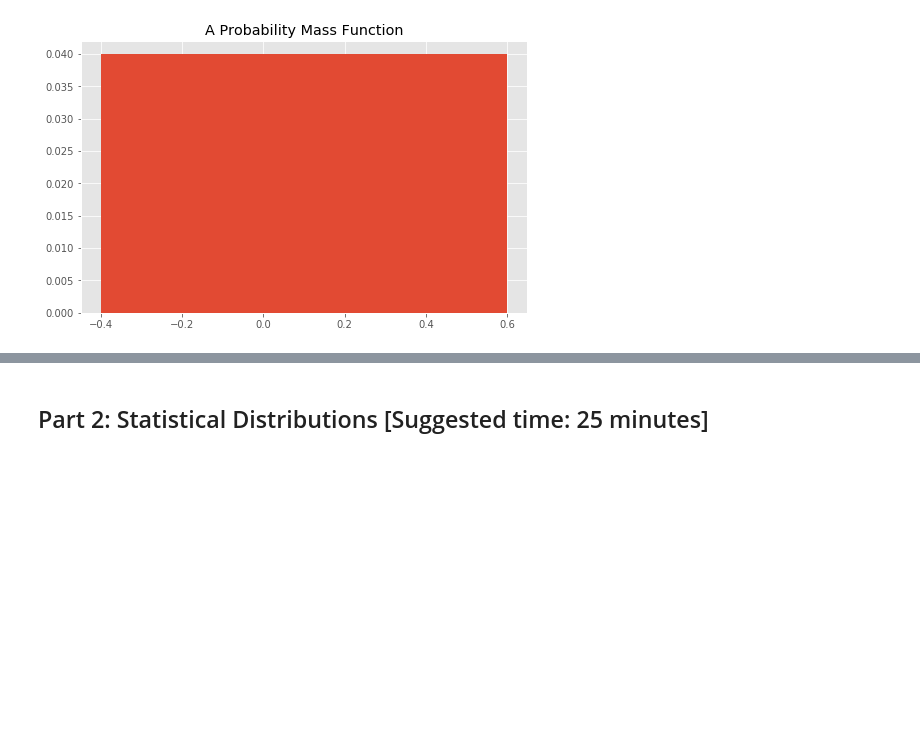
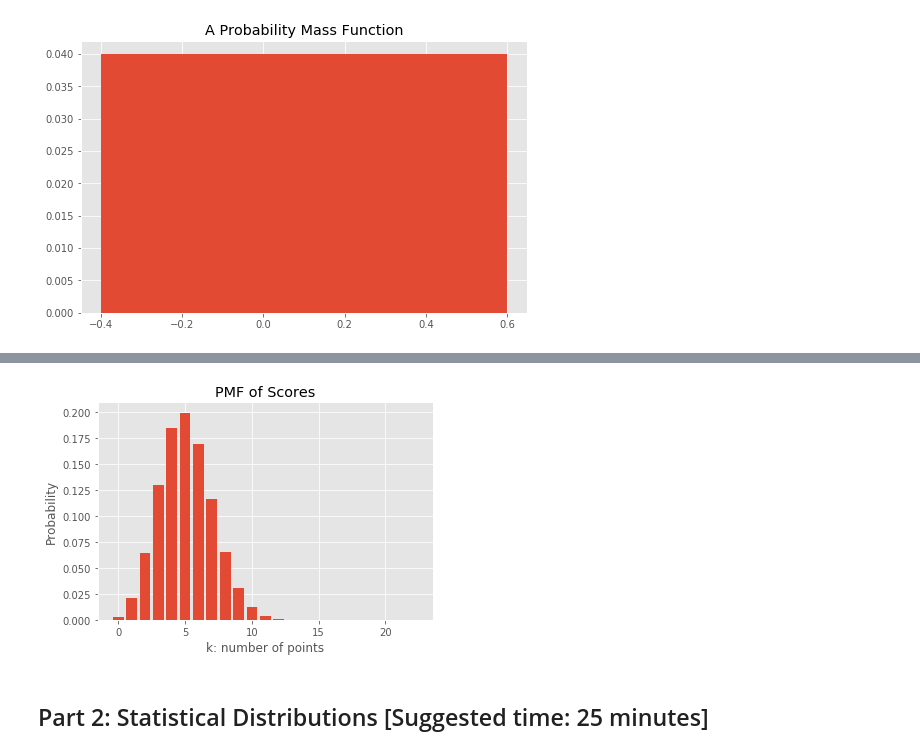
Before and after one commit to thespud56/dc-ds-111819, a Jupyter notebook: module-3/mod-3-assessment/Stuart_Murphy_Mod3.ipynb, the cells around one changed output, grey strips where cells are left out. Cells and saved outputs as stored; diff of their text form; code cells hidden in the pictures; blank space fills up the shorter version.

```diff
--- a/module-3/mod-3-assessment/Stuart_Murphy_Mod3.ipynb
+++ b/module-3/mod-3-assessment/Stuart_Murphy_Mod3.ipynb
@@ -180,0 +173,8 @@ Well this is clearly wrong but if I have to say what distribution looks like, it
+# %%
+plt.bar(k_values, listy)
+plt.title('PMF of Scores')
+plt.xlabel('k: number of points')
+plt.ylabel('Probability')
+plt.show()
+# %% [output]
+[figure, added]
```
Also changed, not shown: parts of 12 cells of this notebook.
